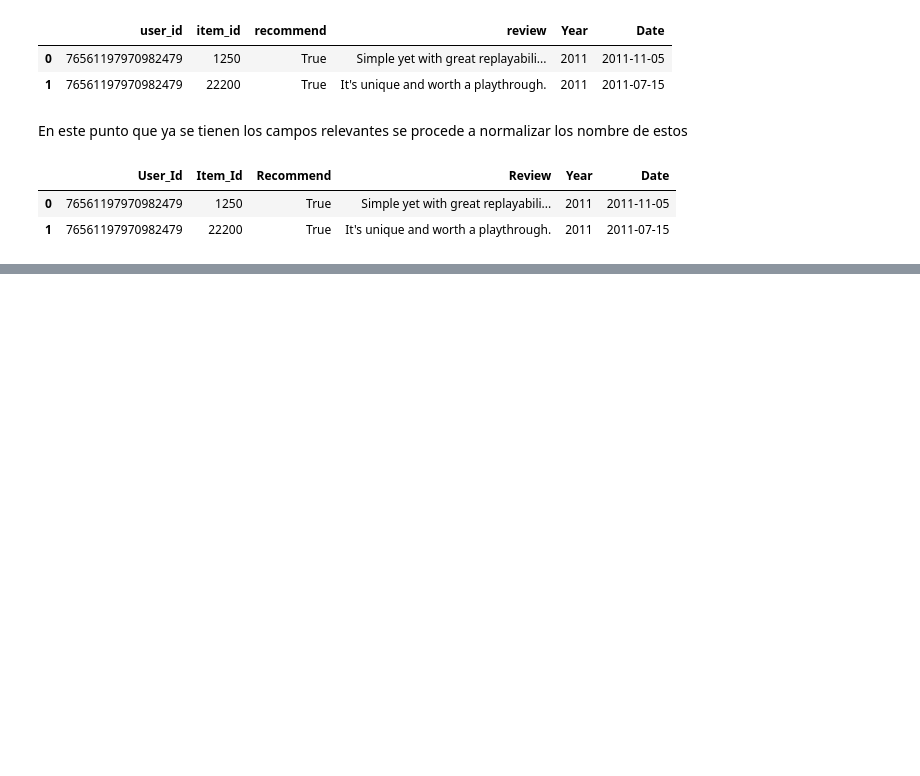
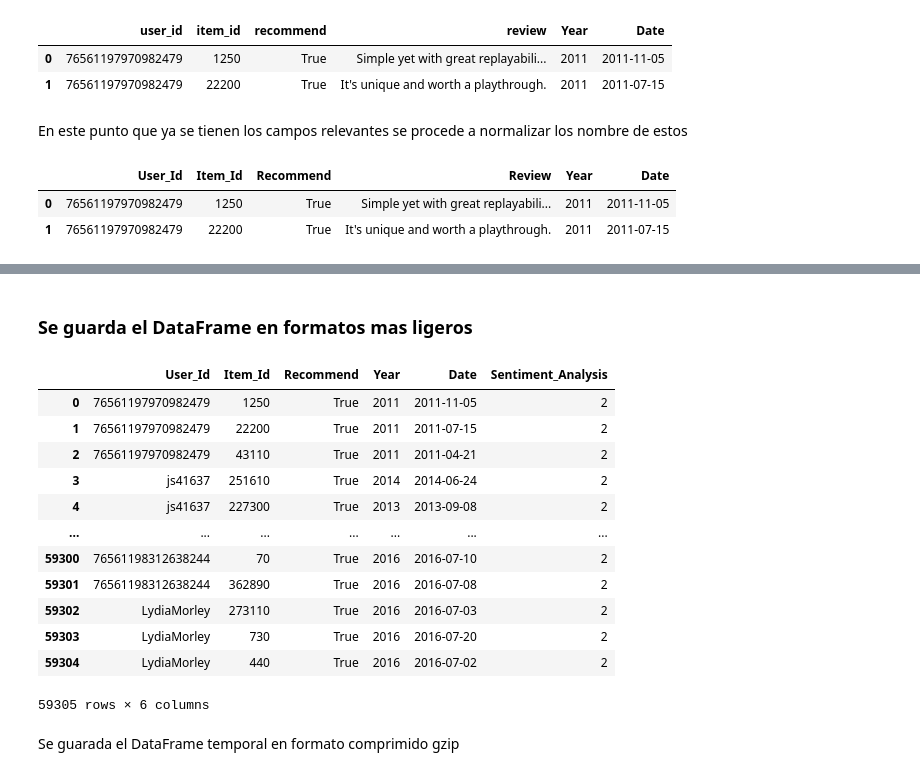
Before and after one commit to DavidssonGon/PI_ML_OPS_STEAM_DSFT17, a Jupyter notebook: ETL.ipynb, the cells around one changed output, grey strips where cells are left out. Saved outputs shown, nothing was run; the diff lists cells and outputs as text; code cells hidden in the pictures; blank space fills up the shorter version.

Commit message:
Primer DataSet transformado

```diff
--- a/ETL.ipynb
+++ b/ETL.ipynb
@@ -406,0 +465,2 @@ df_reviews
+# %% [markdown]
+### Se guarda el DataFrame en formatos mas ligeros
@@ -406,0 +469,21 @@ df_reviews
+# %%
+# Se convierte el archivo CSV a parquet bajo la compresión "gzip"
+ruta_csv_reviews = 'E:\\AAADATOS\\Henry\\AA_Data_Science\\MATERIAL_PI\\PI_ML_OPS_STEAM_DSFT17\\user_reviews.csv' # Se crea una variable con la ruta del archivo CSV
+df_reviews_temp = pd.read_csv(ruta_csv_reviews) # Se lee ese CSV en un nuevo DataFrame temporal para segurar como estan los datos
+df_reviews_temp
+# %% [output]
+|  | User_Id | Item_Id | Recommend | Year | Date | Sentiment_Analysis |
+| 0 | 76561197970982479 | 1250 | True | 2011 | 2011-11-05 | 2 |
+| 1 | 76561197970982479 | 22200 | True | 2011 | 2011-07-15 | 2 |
+| 2 | 76561197970982479 | 43110 | True | 2011 | 2011-04-21 | 2 |
+| 3 | js41637 | 251610 | True | 2014 | 2014-06-24 | 2 |
+| 4 | js41637 | 227300 | True | 2013 | 2013-09-08 | 2 |
+| ... | ... | ... | ... | ... | ... | ... |
+| 59300 | 76561198312638244 | 70 | True | 2016 | 2016-07-10 | 2 |
+| 59301 | 76561198312638244 | 362890 | True | 2016 | 2016-07-08 | 2 |
+| 59302 | LydiaMorley | 273110 | True | 2016 | 2016-07-03 | 2 |
+| 59303 | LydiaMorley | 730 | True | 2016 | 2016-07-20 | 2 |
+| 59304 | LydiaMorley | 440 | True | 2016 | 2016-07-02 | 2 |
+59305 rows × 6 columns
+# %% [markdown]
+Se guarada el DataFrame temporal en formato comprimido gzip
```
Also changed, not shown: parts of 13 cells of this notebook, 2 other files.
